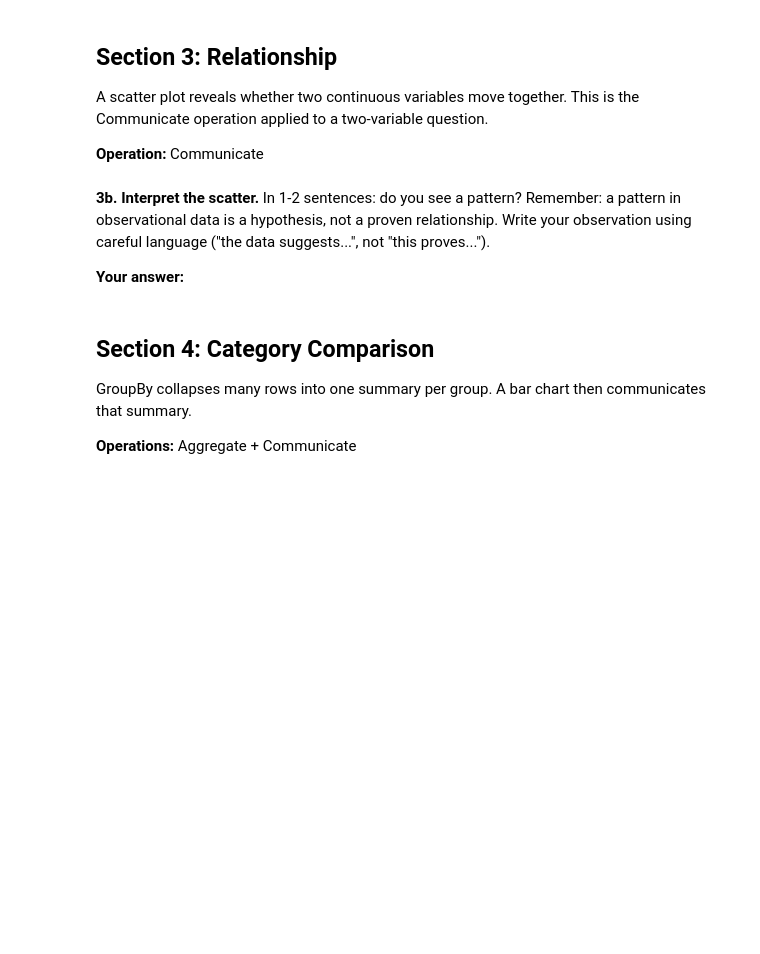
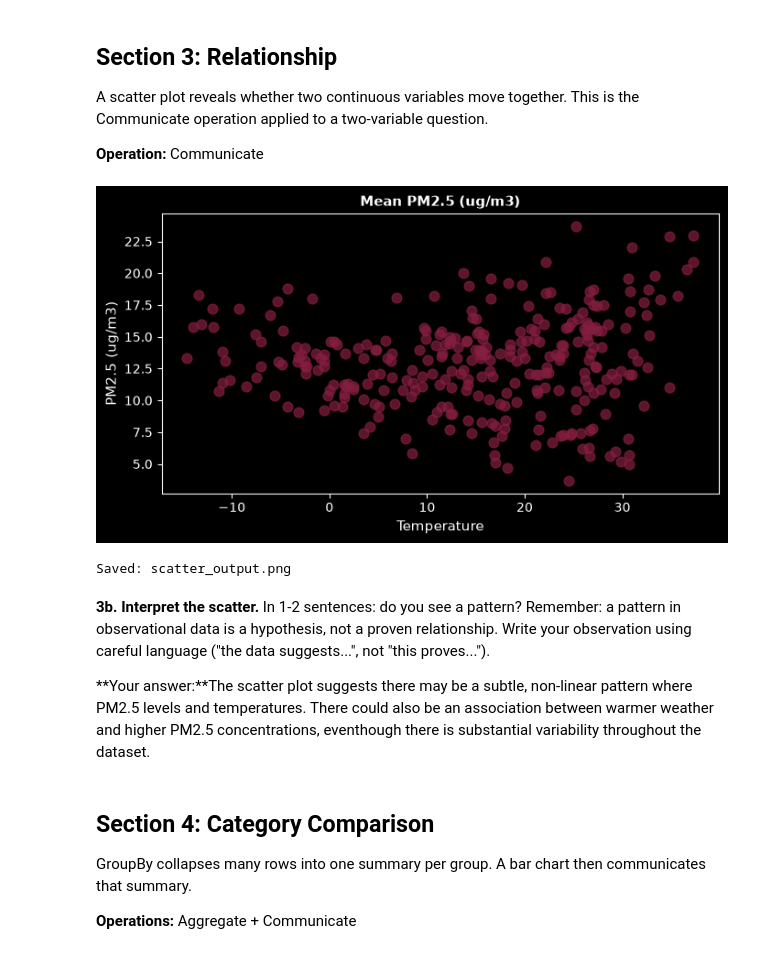
Before and after one commit to brianthomas927-ctrl/cs5045, a Jupyter notebook: M9/hw9.ipynb, the cells around one changed output. Cells and saved outputs as stored; diff of their text form; code cells hidden in the pictures; blank space fills up the shorter version.

```diff
--- a/M9/hw9.ipynb
+++ b/M9/hw9.ipynb
@@ -86,24 +106,28 @@ A scatter plot reveals whether two continuous variables move together. This is t
 # %%
 # 3a. Complete the scatter plot below.
 #     Fill in: the x-axis column, the y-axis column, the x-axis label, and the title.
 #     Explore the relationship between temperature (temp_c) and PM2.5 (pm25).
 
 fig, ax = plt.subplots(figsize=(7, 4))
 
-ax.scatter(df[__________], df[__________], alpha=0.7, color='#861F41', s=60)
+ax.scatter(df['temp_c'], df['pm25'], alpha=0.7, color='#861F41', s=60)
 
-ax.set_title(__________)
-ax.set_xlabel(__________)
+ax.set_title("Mean PM2.5 (ug/m3)", fontsize=11, fontweight='bold')
+ax.set_xlabel('Temperature', fontsize=11)
 ax.set_ylabel('PM2.5 (ug/m3)', fontsize=11)
+
 
 plt.tight_layout()
 plt.savefig('scatter_output.png', dpi=150, bbox_inches='tight')
 plt.show()
 print('Saved: scatter_output.png')
+# %% [output]
+[figure, added]
+Saved: scatter_output.png
 # %% [markdown]
 **3b. Interpret the scatter.** In 1-2 sentences: do you see a pattern? Remember: a pattern in observational data is a hypothesis, not a proven relationship. Write your observation using careful language ("the data suggests...", not "this proves...").
 
-**Your answer:**
+**Your answer:**The scatter plot suggests there may be a subtle, non-linear pattern where PM2.5 levels and temperatures. There could also  be an association between warmer weather and higher PM2.5 concentrations, eventhough there is substantial variability throughout the dataset.
 # %% [markdown]
 ## Section 4: Category Comparison
 
```
Also changed, not shown: parts of 13 cells of this notebook.
